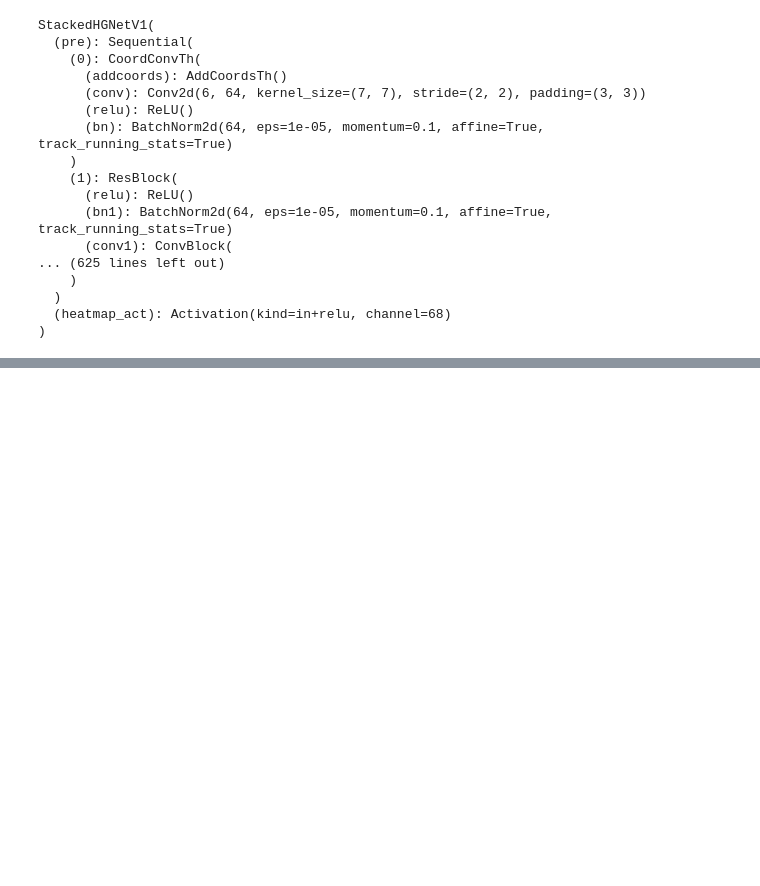
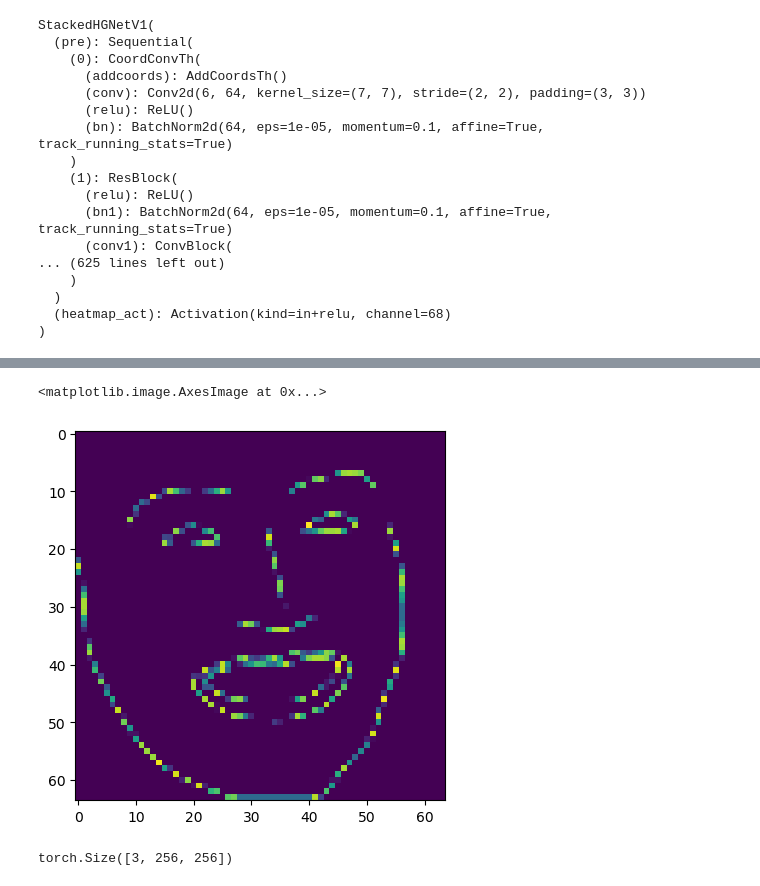
Before and after one commit to haogeh/STAR, a Jupyter notebook: test.ipynb, the cells around one changed output, grey strips where cells are left out. Cells and saved outputs as stored; diff of their text form; code cells hidden in the pictures; blank space fills up the shorter version.

```diff
--- a/test.ipynb
+++ b/test.ipynb
@@ -84,0 +165,6 @@ loader = get_dataloader(data_config, data_type='train', world_rank=0, world_size
+# %%
+combined_edgemap = np.max(edgemap.numpy(), axis=0)
+plt.imshow(combined_edgemap, cmap='viridis', interpolation='nearest')
+# %% [output]
+<matplotlib.image.AxesImage at 0x...>
+[figure, added]
@@ -84,0 +174,4 @@ loader = get_dataloader(data_config, data_type='train', world_rank=0, world_size
+# %%
+img.shape
+# %% [output]
+torch.Size([3, 256, 256])
```
Also changed, not shown: parts of 17 cells of this notebook.
